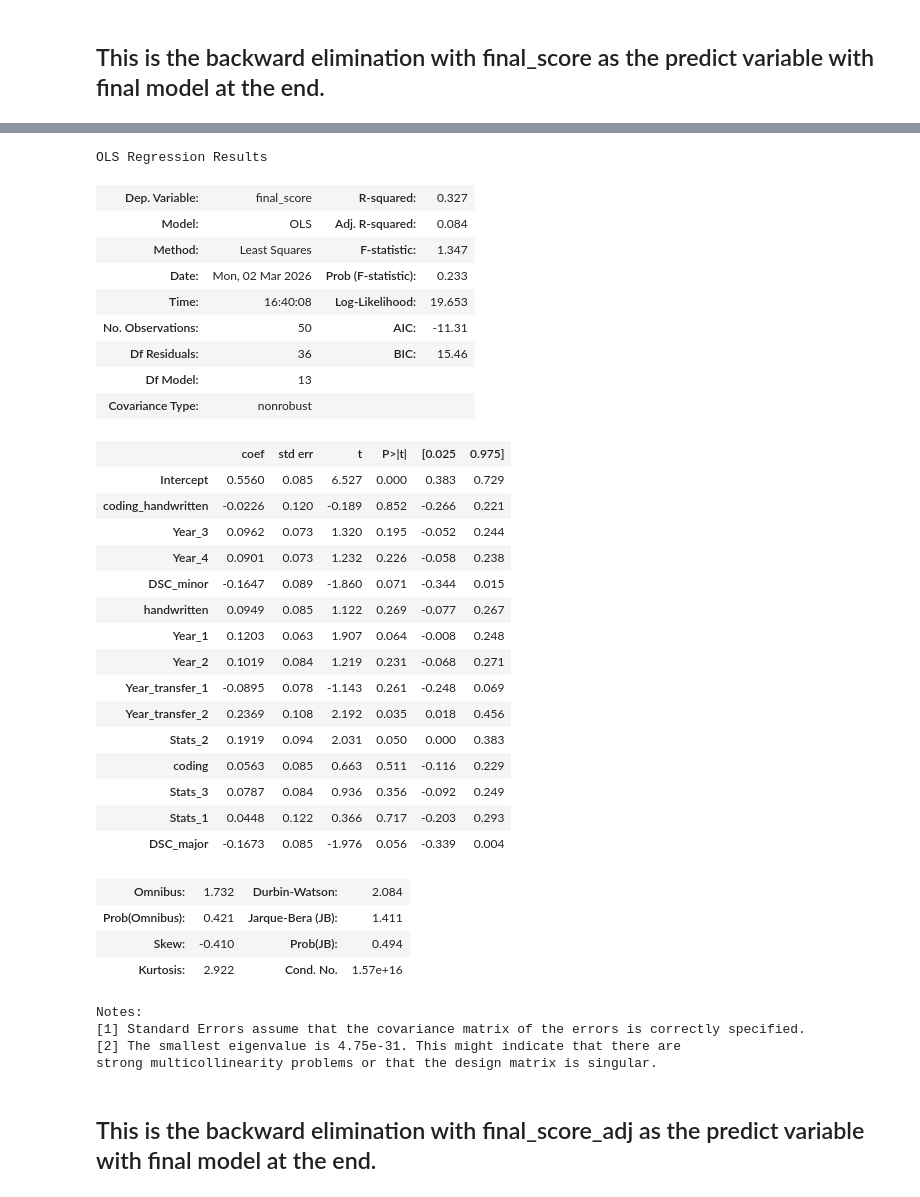
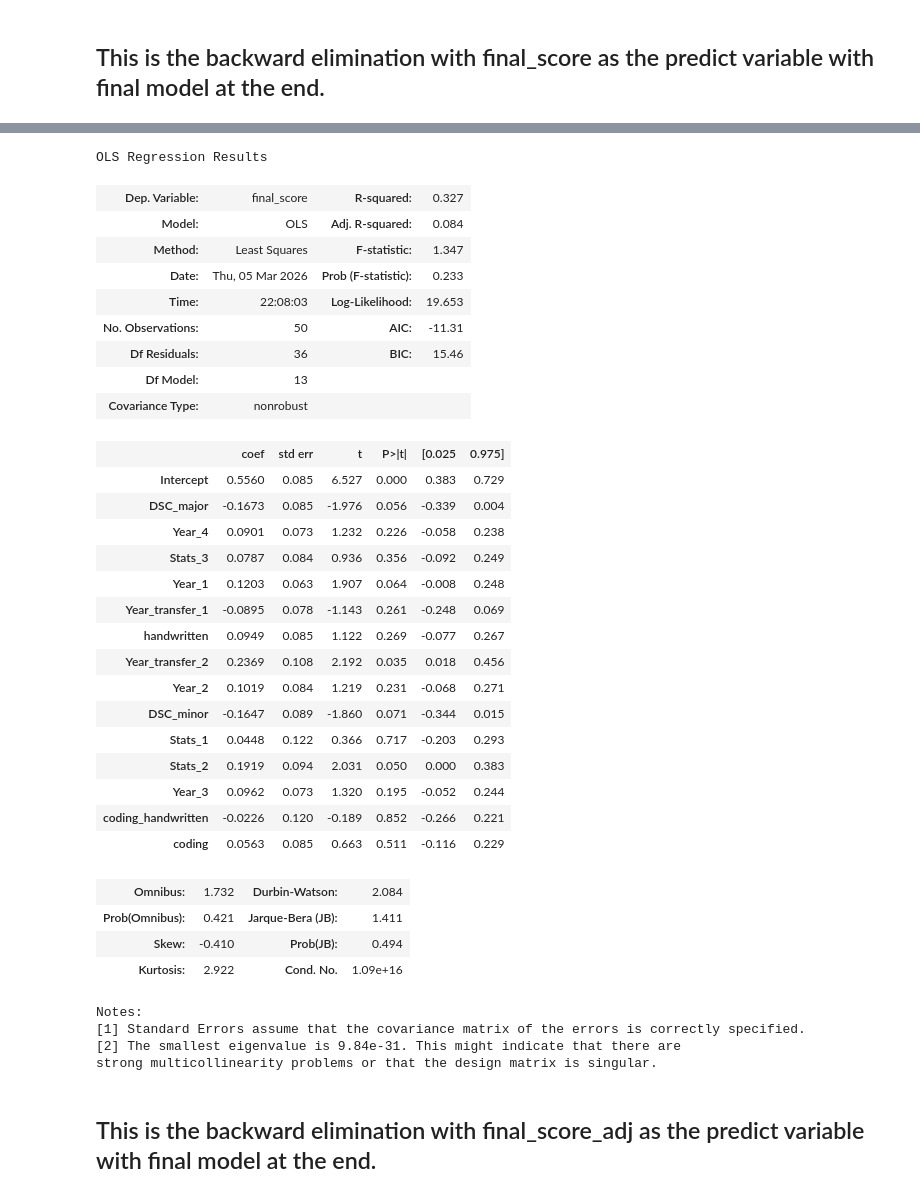
Before and after one commit to SaintHades/Simulation-coding-exercises-for-teaching-probability-theory, a Jupyter notebook: statistic_analysis.ipynb, the cells around one changed output, grey strips where cells are left out. Drawn from its saved outputs; the diff is of its cells as text; code cells hidden in the pictures.

Commit message:
update stats

```diff
--- a/statistic_analysis.ipynb
+++ b/statistic_analysis.ipynb
@@ -556,10 +557,11 @@ def backward_selection_adjR2(data, all_inputs, response, forced_vars):
     print("\nFinal formula:")
     print(final_formula)
 
-    return final_model.summary()
+    return final_model
 # %% [markdown]
 ## This is the backward elimination with final_score as the predict variable with final model at the end.
 # %%
-backward_selection_adjR2(df_encoded, all_inputs, 'final_score', forced_vars)
+final = backward_selection_adjR2(df_encoded, all_inputs, 'final_score', forced_vars)
+final.summary()
 # %% [output]
 Iteration 1
@@ -582,36 +584,36 @@ final_score ~ coding_handwritten + Year_3 + Year_4 + DSC_minor + handwritten + Y
 OLS Regression Results
 | Dep. Variable: | final_score | R-squared: | 0.327 |
 | Model: | OLS | Adj. R-squared: | 0.084 |
 | Method: | Least Squares | F-statistic: | 1.347 |
-| Date: | Mon, 02 Mar 2026 | Prob (F-statistic): | 0.233 |
-| Time: | 16:40:08 | Log-Likelihood: | 19.653 |
+| Date: | Thu, 05 Mar 2026 | Prob (F-statistic): | 0.233 |
+| Time: | 22:08:03 | Log-Likelihood: | 19.653 |
 | No. Observations: | 50 | AIC: | -11.31 |
 | Df Residuals: | 36 | BIC: | 15.46 |
 | Df Model: | 13 |  |  |
 | Covariance Type: | nonrobust |  |  |
 |  | coef | std err | t | P>|t| | [0.025 | 0.975] |
 | Intercept | 0.5560 | 0.085 | 6.527 | 0.000 | 0.383 | 0.729 |
+| DSC_major | -0.1673 | 0.085 | -1.976 | 0.056 | -0.339 | 0.004 |
+| Year_4 | 0.0901 | 0.073 | 1.232 | 0.226 | -0.058 | 0.238 |
+| Stats_3 | 0.0787 | 0.084 | 0.936 | 0.356 | -0.092 | 0.249 |
+| Year_1 | 0.1203 | 0.063 | 1.907 | 0.064 | -0.008 | 0.248 |
+| Year_transfer_1 | -0.0895 | 0.078 | -1.143 | 0.261 | -0.248 | 0.069 |
+| handwritten | 0.0949 | 0.085 | 1.122 | 0.269 | -0.077 | 0.267 |
+| Year_transfer_2 | 0.2369 | 0.108 | 2.192 | 0.035 | 0.018 | 0.456 |
+| Year_2 | 0.1019 | 0.084 | 1.219 | 0.231 | -0.068 | 0.271 |
+| DSC_minor | -0.1647 | 0.089 | -1.860 | 0.071 | -0.344 | 0.015 |
+| Stats_1 | 0.0448 | 0.122 | 0.366 | 0.717 | -0.203 | 0.293 |
+| Stats_2 | 0.1919 | 0.094 | 2.031 | 0.050 | 0.000 | 0.383 |
+| Year_3 | 0.0962 | 0.073 | 1.320 | 0.195 | -0.052 | 0.244 |
 | coding_handwritten | -0.0226 | 0.120 | -0.189 | 0.852 | -0.266 | 0.221 |
-| Year_3 | 0.0962 | 0.073 | 1.320 | 0.195 | -0.052 | 0.244 |
-| Year_4 | 0.0901 | 0.073 | 1.232 | 0.226 | -0.058 | 0.238 |
-| DSC_minor | -0.1647 | 0.089 | -1.860 | 0.071 | -0.344 | 0.015 |
-| handwritten | 0.0949 | 0.085 | 1.122 | 0.269 | -0.077 | 0.267 |
-| Year_1 | 0.1203 | 0.063 | 1.907 | 0.064 | -0.008 | 0.248 |
-| Year_2 | 0.1019 | 0.084 | 1.219 | 0.231 | -0.068 | 0.271 |
-| Year_transfer_1 | -0.0895 | 0.078 | -1.143 | 0.261 | -0.248 | 0.069 |
-| Year_transfer_2 | 0.2369 | 0.108 | 2.192 | 0.035 | 0.018 | 0.456 |
-| Stats_2 | 0.1919 | 0.094 | 2.031 | 0.050 | 0.000 | 0.383 |
 | coding | 0.0563 | 0.085 | 0.663 | 0.511 | -0.116 | 0.229 |
-| Stats_3 | 0.0787 | 0.084 | 0.936 | 0.356 | -0.092 | 0.249 |
-| Stats_1 | 0.0448 | 0.122 | 0.366 | 0.717 | -0.203 | 0.293 |
-| DSC_major | -0.1673 | 0.085 | -1.976 | 0.056 | -0.339 | 0.004 |
 | Omnibus: | 1.732 | Durbin-Watson: | 2.084 |
 | Prob(Omnibus): | 0.421 | Jarque-Bera (JB): | 1.411 |
 | Skew: | -0.410 | Prob(JB): | 0.494 |
-| Kurtosis: | 2.922 | Cond. No. | 1.57e+16 |
+| Kurtosis: | 2.922 | Cond. No. | 1.09e+16 |
 Notes:
 [1] Standard Errors assume that the covariance matrix of the errors is correctly specified.
-[2] The smallest eigenvalue is 4.75e-31. This might indicate that there are
+[2] The smallest eigenvalue is 9.84e-31. This might indicate that there are
 strong multicollinearity problems or that the design matrix is singular.
 # %% [markdown]
 ## This is the backward elimination with final_score_adj as the predict variable with final model at the end.
```
Also changed, not shown: parts of 9 cells of this notebook, 3 other files.
